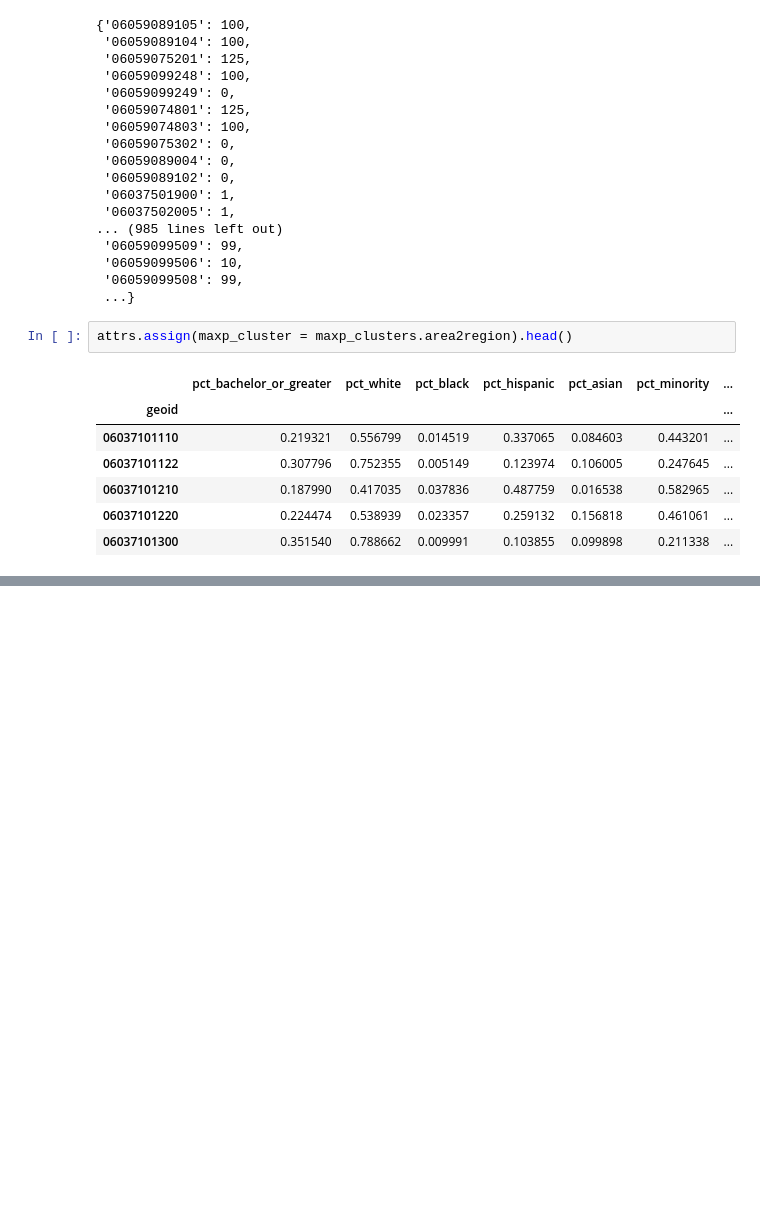
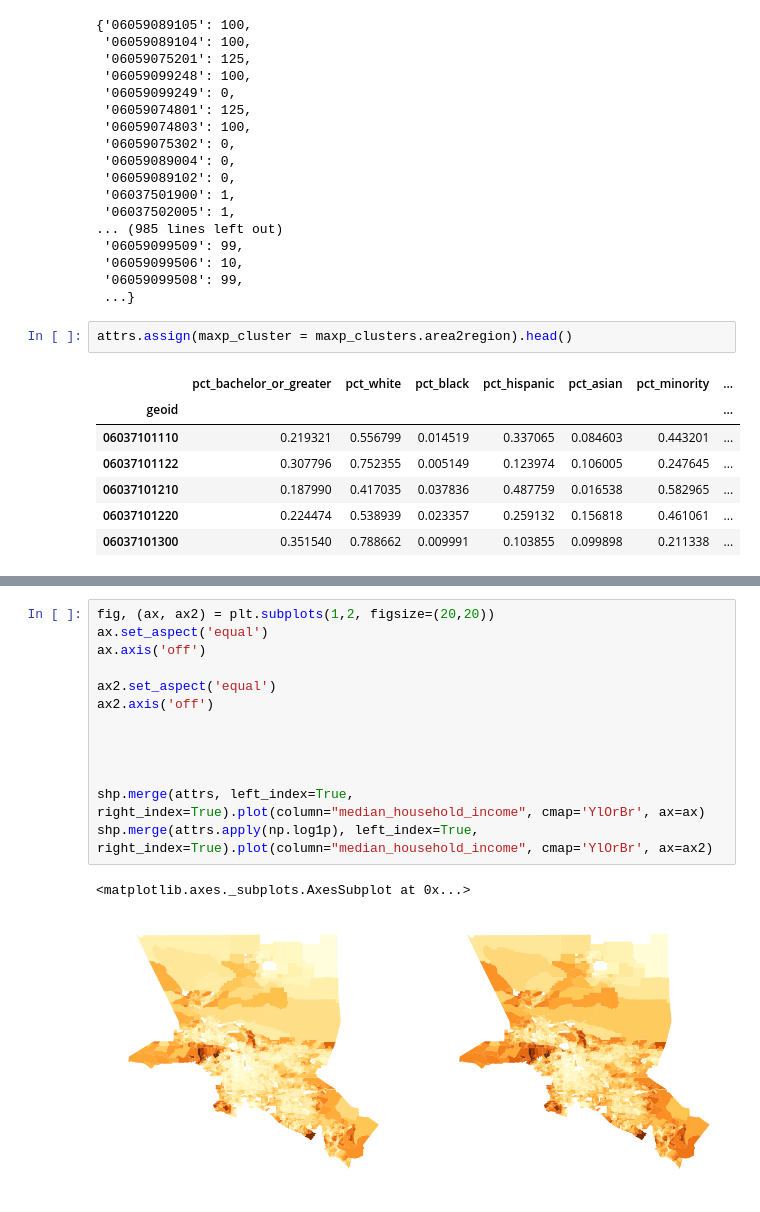
Before and after one commit to knaaptime/spatial-cluster-examples, a Jupyter notebook: Spatial and non-spatial clustering.ipynb, the cells around one changed output, grey strips where cells are left out. Cells and saved outputs as stored; diff of their text form; blank space fills up the shorter version.

```diff
--- a/Spatial and non-spatial clustering.ipynb
+++ b/Spatial and non-spatial clustering.ipynb
@@ -249,0 +287,16 @@ attrs.assign(maxp_cluster = maxp_clusters.area2region).head()
+# %%
+fig, (ax, ax2) = plt.subplots(1,2, figsize=(20,20))
+ax.set_aspect('equal')
+ax.axis('off')
+
+ax2.set_aspect('equal')
+ax2.axis('off')
+
+
+
+
+shp.merge(attrs, left_index=True, right_index=True).plot(column="median_household_income", cmap='YlOrBr', ax=ax)
+shp.merge(attrs.apply(np.log1p), left_index=True, right_index=True).plot(column="median_household_income", cmap='YlOrBr', ax=ax2)
+# %% [output]
+<matplotlib.axes._subplots.AxesSubplot at 0x...>
+[figure, added]
```
Also changed, not shown: parts of 16 cells of this notebook, 4 other files.
